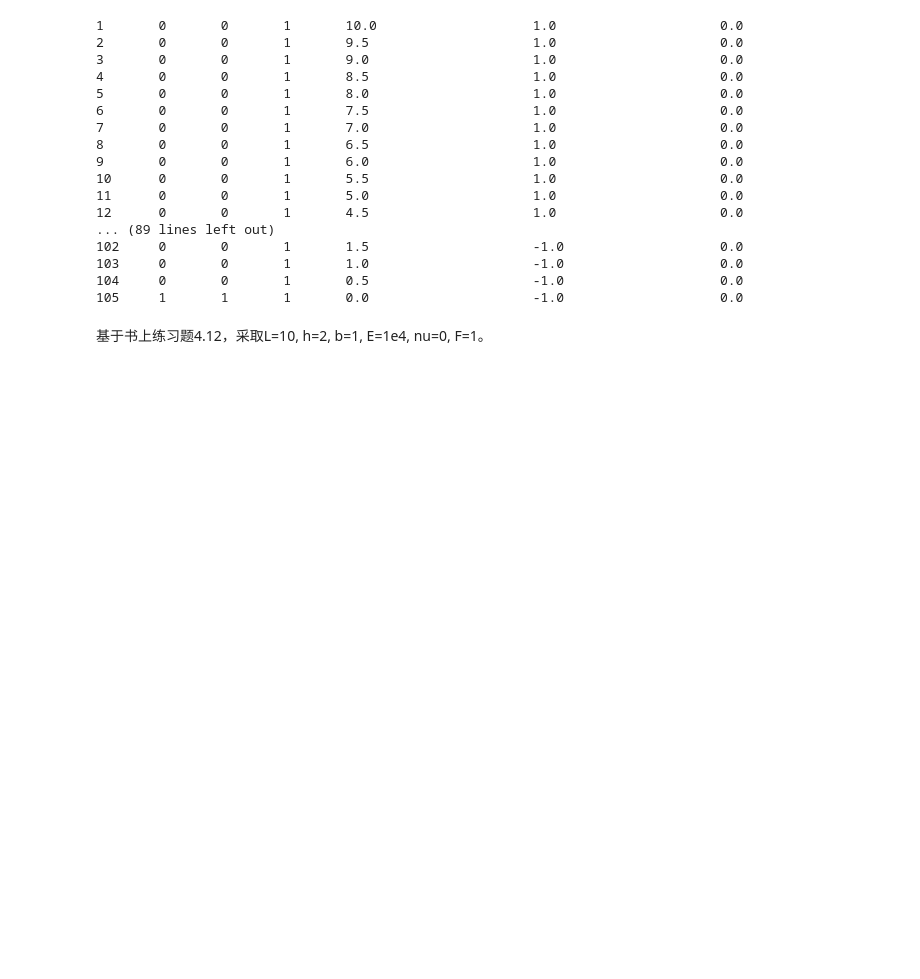
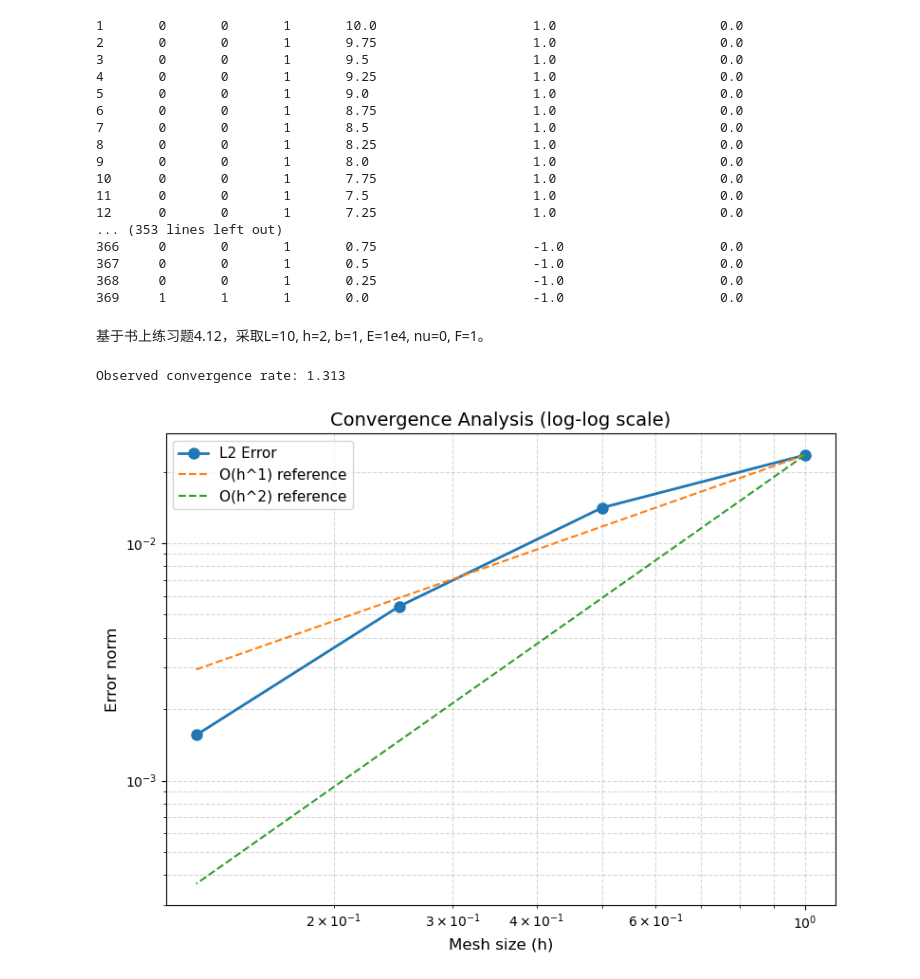
Before and after one commit to Maxwowq/STAPpp, a Jupyter notebook: data/convergence/convert.ipynb, the cells around one changed output. Cells and saved outputs as stored; diff of their text form; code cells hidden in the pictures; blank space fills up the shorter version.

```diff
--- a/data/convergence/convert.ipynb
+++ b/data/convergence/convert.ipynb
@@ -543,25 +543,25 @@ intput_data_4 = """
     369,           0.,          -1.
 """
 # %%
-convert_nodal_info(intput_data_3)
+convert_nodal_info(intput_data_4)
 # %% [output]
 1       0       0       1       10.0                    1.0                     0.0
-2       0       0       1       9.5                     1.0                     0.0
-3       0       0       1       9.0                     1.0                     0.0
-4       0       0       1       8.5                     1.0                     0.0
-5       0       0       1       8.0                     1.0                     0.0
-6       0       0       1       7.5                     1.0                     0.0
-7       0       0       1       7.0                     1.0                     0.0
-8       0       0       1       6.5                     1.0                     0.0
-9       0       0       1       6.0                     1.0                     0.0
-10      0       0       1       5.5                     1.0                     0.0
-11      0       0       1       5.0                     1.0                     0.0
-12      0       0       1       4.5                     1.0                     0.0
-... (89 lines left out)
-102     0       0       1       1.5                     -1.0                    0.0
-103     0       0       1       1.0                     -1.0                    0.0
-104     0       0       1       0.5                     -1.0                    0.0
-105     1       1       1       0.0                     -1.0                    0.0
+2       0       0       1       9.75                    1.0                     0.0
+3       0       0       1       9.5                     1.0                     0.0
+4       0       0       1       9.25                    1.0                     0.0
+5       0       0       1       9.0                     1.0                     0.0
+6       0       0       1       8.75                    1.0                     0.0
+7       0       0       1       8.5                     1.0                     0.0
+8       0       0       1       8.25                    1.0                     0.0
+9       0       0       1       8.0                     1.0                     0.0
+10      0       0       1       7.75                    1.0                     0.0
+11      0       0       1       7.5                     1.0                     0.0
+12      0       0       1       7.25                    1.0                     0.0
+... (353 lines left out)
+366     0       0       1       0.75                    -1.0                    0.0
+367     0       0       1       0.5                     -1.0                    0.0
+368     0       0       1       0.25                    -1.0                    0.0
+369     1       1       1       0.0                     -1.0                    0.0
 # %% [markdown]
 基于书上练习题4.12，采取L=10, h=2, b=1, E=1e4, nu=0, F=1。
 # %%
@@ -577,3 +577,47 @@ v = lambda x : -F*h/(2*E*I)*x**2
 sigma_x = lambda y : F*h/I*(y-0.5)
 sigma_y = 0
 tau_xy = 0
+# %%
+import numpy as np
+import matplotlib.pyplot as plt
+from scipy import stats  # 用于计算收敛阶
+
+# 原始数据 (网格尺寸h vs 误差范数error)
+data = """
+1.000           2.35146e-02
+0.500           1.41111e-02
+0.250           5.41903e-03
+0.125           1.55579e-03
+"""
+
+# 解析数据
+lines = [line.split() for line in data.strip().split('\n')]
+h = np.array([float(line[0]) for line in lines])
+error = np.array([float(line[1]) for line in lines])
+
+# 创建双对数坐标图
+plt.figure(figsize=(8, 6))
+plt.loglog(h, error, 'o-', markersize=8, linewidth=2, label='L2 Error')
+
+# 添加参考线（理论收敛阶）
+for order in [1, 2]:  # 尝试一阶和二阶收敛参考线
+    ref_error = error[0] * (h / h[0])**order
+    plt.loglog(h, ref_error, '--', label=f'O(h^{order}) reference')
+
+# 计算实际收敛率
+slope, intercept, _, _, _ = stats.linregress(np.log(h), np.log(error))
+print(f"Observed convergence rate: {slope:.3f}")
+
+# 图表装饰
+plt.xlabel('Mesh size (h)', fontsize=12)
+plt.ylabel('Error norm', fontsize=12)
+plt.title('Convergence Analysis (log-log scale)', fontsize=14)
+plt.grid(True, which="both", linestyle='--', alpha=0.5)
+plt.legend(fontsize=11)
+plt.tight_layout()
+
+# 显示图表
+plt.show()
+# %% [output]
+Observed convergence rate: 1.313
+[figure, added]
```
Also changed, not shown: 16 other files.
